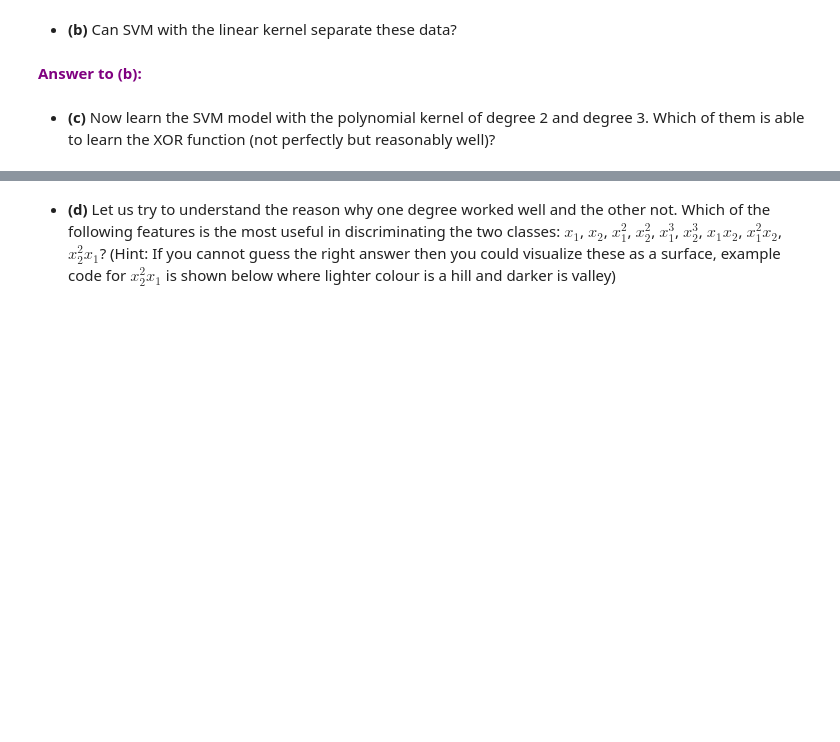
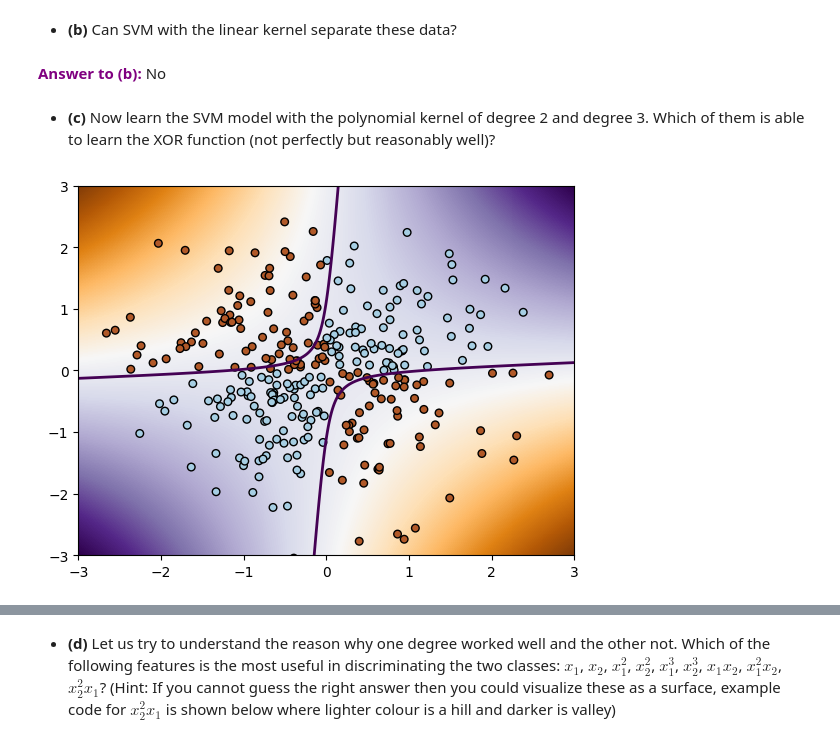
Before and after one commit to Luckyboi69/HeadwayTasks, a Jupyter notebook: Task4/Headway_ML_Kernel_Trick.ipynb, the cells around one changed output, grey strips where cells are left out. Drawn from its saved outputs; the diff is of its cells as text; code cells hidden in the pictures; blank space fills up the shorter version.

Commit message:
finished kernel

```diff
--- a/Task4/Headway_ML_Kernel_Trick.ipynb
+++ b/Task4/Headway_ML_Kernel_Trick.ipynb
@@ -51,7 +64,10 @@ except Exception as e:
 # %%
 try:
     ##### YOUR CODE STARTS ##### (please do not delete this line)
-    raise NotImplementedError("You need to remove \"raise NotImplementedErrors\" lines after writing your code!")
+    #raise NotImplementedError("You need to remove \"raise NotImplementedErrors\" lines after writing your code!")
+    X = wine_train
+    y = wine.target
+    X_train, X_test, y_train, y_test = train_test_split(X,y, test_size=0.2, random_state=22)
     ##### YOUR CODE ENDS ##### (please do not delete this line)
 except NotImplementedError as e:
     print(CRED,"TODO:",e,CEND)
@@ -90,7 +170,16 @@ except Exception as e:
 # %%
 try:
     ##### YOUR CODE STARTS ##### (please do not delete this line)
-    raise NotImplementedError("You need to remove \"raise NotImplementedErrors\" lines after writing your code!")
+    #raise NotImplementedError("You need to remove \"raise NotImplementedErrors\" lines after writing your code!")
+    knn = KNeighborsClassifier(n_neighbors=5, metric='manhattan', weights='distance')
+
+    # Fitting the model and making predictions
+    knn.fit(X_train, y_train)
+    y_pred = knn.predict(X_test)
+
+    # Calculating accuracy
+    accuracy = accuracy_score(y_test, y_pred)
+    print(f"Test accuracy with weights: {accuracy}")
     ##### YOUR CODE ENDS ##### (please do not delete this line)
 except NotImplementedError as e:
     print(CRED,"TODO:",e,CEND)
@@ -103,7 +194,16 @@ except Exception as e:
 # %%
 try:
     ##### YOUR CODE STARTS ##### (please do not delete this line)
-    raise NotImplementedError("You need to remove \"raise NotImplementedErrors\" lines after writing your code!")
+    #raise NotImplementedError("You need to remove \"raise NotImplementedErrors\" lines after writing your code!")
+    mean_values = X_train.mean(axis=0)
+    std_values = X_train.std(axis=0)
+    X_train_standardized = (X_train - mean_values) / std_values
+    X_test_standardized = (X_test - mean_values) / std_values
+    knn_standardized = KNeighborsClassifier(n_neighbors=5, metric='manhattan', weights='distance')
+    knn_standardized.fit(X_train_standardized,y_train)
+    y_pred_standardized= knn_standardized.predict(X_test_standardized)
+    accuracy_standardized = accuracy_score(y_test, y_pred_standardized)
+    print(f"Test accuracy with weights after manual standardization: {accuracy_standardized}")
     ##### YOUR CODE ENDS ##### (please do not delete this line)
 except NotImplementedError as e:
     print(CRED,"TODO:",e,CEND)
@@ -132,10 +236,10 @@ plt.show()
 # %%
 try:
     ##### YOUR CODE STARTS ##### (please do not delete this line)
-    raise NotImplementedError("You need to remove \"raise NotImplementedErrors\" lines after writing your code!")
+    #raise NotImplementedError("You need to remove \"raise NotImplementedErrors\" lines after writing your code!")
     # fit the model here:
-    svm_model = svm.SVC(...)
-    svm_model.fit(...)
+    svm_model = svm.SVC(kernel='linear')
+    svm_model.fit(train_X,train_Y)
     ##### YOUR CODE ENDS ##### (please do not delete this line)
 except NotImplementedError as e:
     print(CRED,"TODO:",e,CEND)
@@ -176,19 +282,23 @@ except Exception as e:
 # %% [markdown]
 - **(b)** Can SVM with the linear kernel separate these data?
 # %% [markdown]
-**<font color='purple'>Answer to (b):</font>**
+**<font color='purple'>Answer to (b):</font>** No
 # %% [markdown]
 - **(c)** Now learn the SVM model with the polynomial kernel of degree 2 and degree 3. Which of them is able to learn the XOR function (not perfectly but reasonably well)?
 # %%
 try:
     ##### YOUR CODE STARTS ##### (please do not delete this line)
-    raise NotImplementedError("You need to remove \"raise NotImplementedErrors\" lines after writing your code!")
-    # Degree 2
+    #raise NotImplementedError("You need to remove \"raise NotImplementedErrors\" lines after writing your code!")
+    svm_poly_2 = svm.SVC(kernel='poly',degree=2)
+    svm_poly_2.fit(train_X,train_Y)
+    plot_svm(svm_poly_2,train_X,train_Y)
     ##### YOUR CODE ENDS ##### (please do not delete this line)
 except NotImplementedError as e:
     print(CRED,"TODO:",e,CEND)
 except Exception as e:
     print("Exception:", e)
+# %% [output]
+[figure, added]
 # %%
 try:
     ##### YOUR CODE STARTS ##### (please do not delete this line)
```
Also changed, not shown: parts of 30 cells of this notebook.
